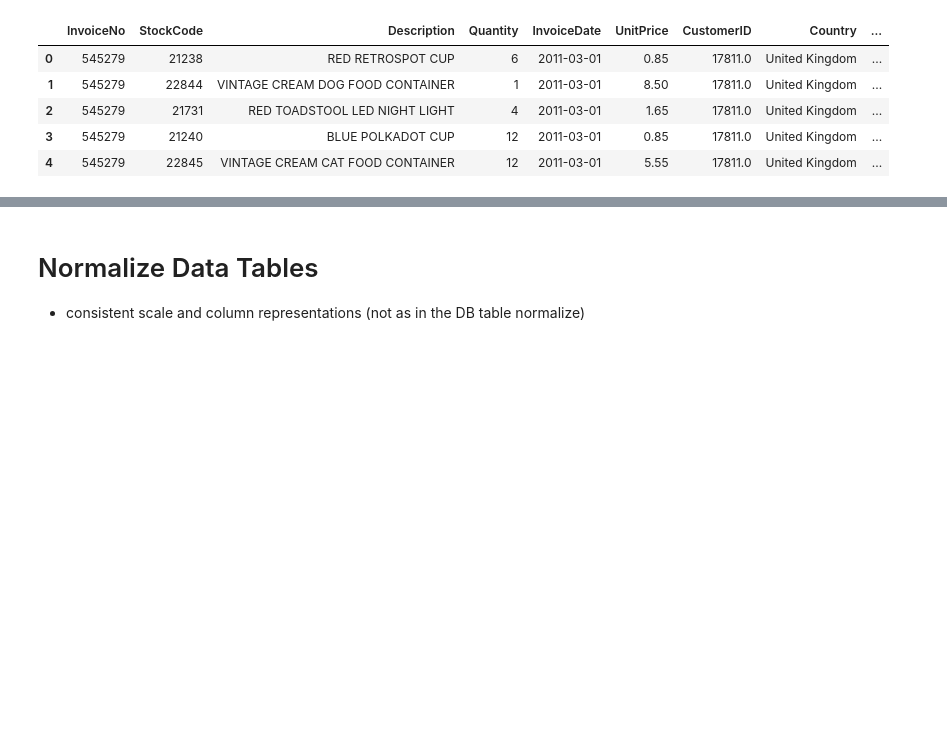
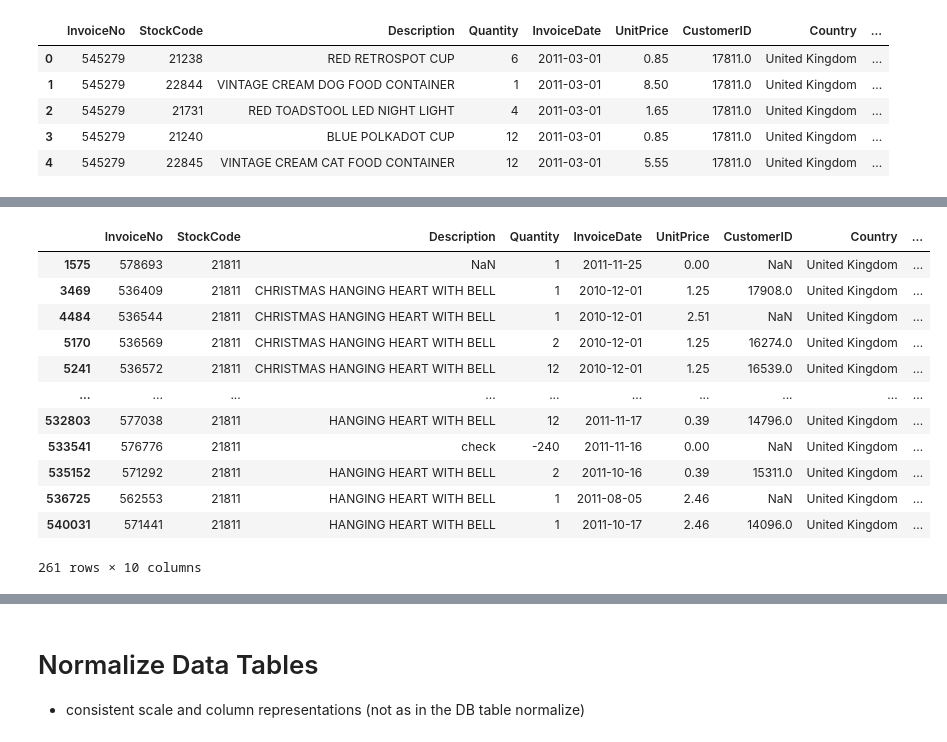
Before and after one commit to Aljgutier/segmentation, a Jupyter notebook: RFM_Segmentation_OnlineSales.ipynb, the cells around one changed output, grey strips where cells are left out. Cells and saved outputs as stored; diff of their text form; code cells hidden in the pictures; blank space fills up the shorter version.

```diff
--- a/RFM_Segmentation_OnlineSales.ipynb
+++ b/RFM_Segmentation_OnlineSales.ipynb
@@ -145,0 +115,16 @@ display(df_industry.head(3))
+# %%
+df_sales[df_sales["StockCode"]=="21811"]
+# %% [output]
+|  | InvoiceNo | StockCode | Description | Quantity | InvoiceDate | UnitPrice | CustomerID | Country | ... |
+| 1575 | 578693 | 21811 | NaN | 1 | 2011-11-25 | 0.00 | NaN | United Kingdom | ... |
+| 3469 | 536409 | 21811 | CHRISTMAS HANGING HEART WITH BELL | 1 | 2010-12-01 | 1.25 | 17908.0 | United Kingdom | ... |
+| 4484 | 536544 | 21811 | CHRISTMAS HANGING HEART WITH BELL | 1 | 2010-12-01 | 2.51 | NaN | United Kingdom | ... |
+| 5170 | 536569 | 21811 | CHRISTMAS HANGING HEART WITH BELL | 2 | 2010-12-01 | 1.25 | 16274.0 | United Kingdom | ... |
+| 5241 | 536572 | 21811 | CHRISTMAS HANGING HEART WITH BELL | 12 | 2010-12-01 | 1.25 | 16539.0 | United Kingdom | ... |
+| ... | ... | ... | ... | ... | ... | ... | ... | ... | ... |
+| 532803 | 577038 | 21811 | HANGING HEART WITH BELL | 12 | 2011-11-17 | 0.39 | 14796.0 | United Kingdom | ... |
+| 533541 | 576776 | 21811 | check | -240 | 2011-11-16 | 0.00 | NaN | United Kingdom | ... |
+| 535152 | 571292 | 21811 | HANGING HEART WITH BELL | 2 | 2011-10-16 | 0.39 | 15311.0 | United Kingdom | ... |
+| 536725 | 562553 | 21811 | HANGING HEART WITH BELL | 1 | 2011-08-05 | 2.46 | NaN | United Kingdom | ... |
+| 540031 | 571441 | 21811 | HANGING HEART WITH BELL | 1 | 2011-10-17 | 2.46 | 14096.0 | United Kingdom | ... |
+261 rows × 10 columns
```
Also changed, not shown: parts of 19 cells of this notebook, 1 other file.
